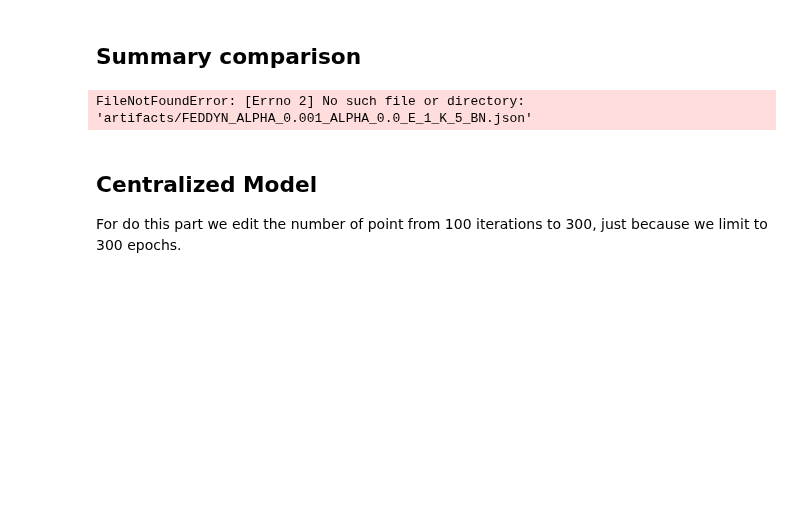
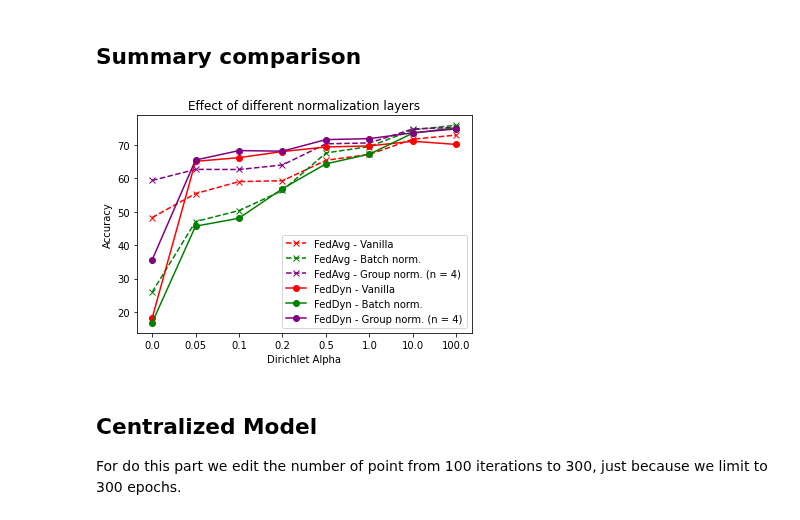
Before and after one commit to mattiadutto/aml_federeted_learning, a Jupyter notebook: plots.ipynb, the cells around one changed output. Saved outputs shown, nothing was run; the diff lists cells and outputs as text; code cells hidden in the pictures; blank space fills up the shorter version.

Commit message:
Fix plots and add missing idd results

```diff
--- a/plots.ipynb
+++ b/plots.ipynb
@@ -153,52 +154,52 @@ FileNotFoundError: [Errno 2] No such file or directory: 'artifacts/FEDDYN_ALPHA_
 # %% [markdown]
 ## Summary comparison
 # %%
-dirichlet_alphas = [0, 0.05, 0.1, 0.2, 0.5, 1.0, 10.0, 100.0]
-trim_at = 60
+dirichlet_alphas = ["0.0", "0.05", "0.1", "0.2", "0.5", "1.0", "10.0", "100.0"]
+trim_at = 100 # 2500 rounds
 
 # Vanilla case
-files = [f"artifacts/ALPHA_{alpha:.1f}_E_1_K_5.json" for alpha in dirichlet_alphas]
+files = [f"artifacts/ALPHA_{alpha}_E_1_K_5.json" for alpha in dirichlet_alphas]
 vanilla_accuracies = [max(parseJSON(file)[3][:trim_at]) for file in files]
 
 # Batch normalization
-files = [f"artifacts/ALPHA_{alpha:.1f}_E_1_K_5_BN.json" for alpha in dirichlet_alphas]
+files = [f"artifacts/ALPHA_{alpha}_E_1_K_5_BN.json" for alpha in dirichlet_alphas]
 bn_accuracies = [max(parseJSON(file)[3][:trim_at]) for file in files]
 
 # Group normalization
-files = [f"artifacts/ALPHA_{alpha:.1f}_E_1_K_5_GN.json" for alpha in dirichlet_alphas]
+files = [f"artifacts/ALPHA_{alpha}_E_1_K_5_GN.json" for alpha in dirichlet_alphas]
 gn_accuracies = [max(parseJSON(file)[3][:trim_at]) for file in files]
 
 # [FedDyn] Vanilla case
-files = [f"artifacts/FEDDYN_ALPHA_0.001_ALPHA_{alpha:.1f}_E_1_K_5.json" for alpha in dirichlet_alphas]
-feddyn_vanilla_accuracies = [5+max(parseJSON(file)[3][:trim_at]) for file in files]
+files = [f"artifacts/FEDDYN_ALPHA_0.001_ALPHA_{alpha}_E_1_K_5.json" for alpha in dirichlet_alphas]
+feddyn_vanilla_accuracies = [max(parseJSON(file)[3][:trim_at]) for file in files]
 
 # [FedDyn] Batch normalization
-files = [f"artifacts/FEDDYN_ALPHA_0.001_ALPHA_{alpha:.1f}_E_1_K_5_BN.json" for alpha in dirichlet_alphas]
-feddyn_bn_accuracies = [5+max(parseJSON(file)[3][:trim_at]) for file in files]
+files = [f"artifacts/FEDDYN_ALPHA_0.001_ALPHA_{alpha}_E_1_K_5_BN.json" for alpha in dirichlet_alphas]
+feddyn_bn_accuracies = [max(parseJSON(file)[3][:trim_at]) for file in files]
 
 # [FedDyn] Group normalization
-files = [f"artifacts/FEDDYN_ALPHA_0.001_ALPHA_{alpha:.1f}_E_1_K_5_GN.json" for alpha in dirichlet_alphas]
-feddyn_gn_accuracies = [5+ max(parseJSON(file)[3][:trim_at]) for file in files]
+files = [f"artifacts/FEDDYN_ALPHA_0.001_ALPHA_{alpha}_E_1_K_5_GN.json" for alpha in dirichlet_alphas]
+feddyn_gn_accuracies = [max(parseJSON(file)[3][:trim_at]) for file in files]
 
 # Transformations
 # files = [f"artifacts/ALPHA_{alpha:.1f}_E_1_K_5_T.json" for alpha in dirichlet_alphas]
 # transf_accuracies = [max(parseJSON(file)[3]) for file in files]
 
 dirichlet_alphas = [f"{alpha}" for alpha in dirichlet_alphas]
 plot("Effect of different normalization layers",
     dirichlet_alphas,
     [vanilla_accuracies, bn_accuracies, gn_accuracies, feddyn_vanilla_accuracies, feddyn_bn_accuracies, feddyn_gn_accuracies],
     ["FedAvg - Vanilla", "FedAvg - Batch norm.", "FedAvg - Group norm. (n = 4)", "FedDyn - Vanilla", "FedDyn - Batch norm.", "FedDyn - Group norm. (n = 4)"],
     linestyles=['dashed', 'dashed', 'dashed', 'solid', 'solid', 'solid'],
     colors=['red', 'green', 'purple', 'red', 'green', 'purple'],
     markers=['x', 'x', 'x', 'o', 'o', 'o'],
     xlabel="Dirichlet Alpha",
     ylabel="Accuracy",
-    filename="fed_avg_accuracy_vs_norm_layers.png",
+    filename="fedavg_feddyn_accuracy_vs_norm_layers.png",
     legend_position="lower right",
 )
 # %% [output]
-FileNotFoundError: [Errno 2] No such file or directory: 'artifacts/FEDDYN_ALPHA_0.001_ALPHA_0.0_E_1_K_5_BN.json'
+[figure, added]
 # %% [markdown]
 ## Centralized Model
 For do this part we edit the number of point from 100 iterations to 300, just because we limit to 300 epochs.
```
Also changed, not shown: parts of 8 cells of this notebook, 23 other files.
